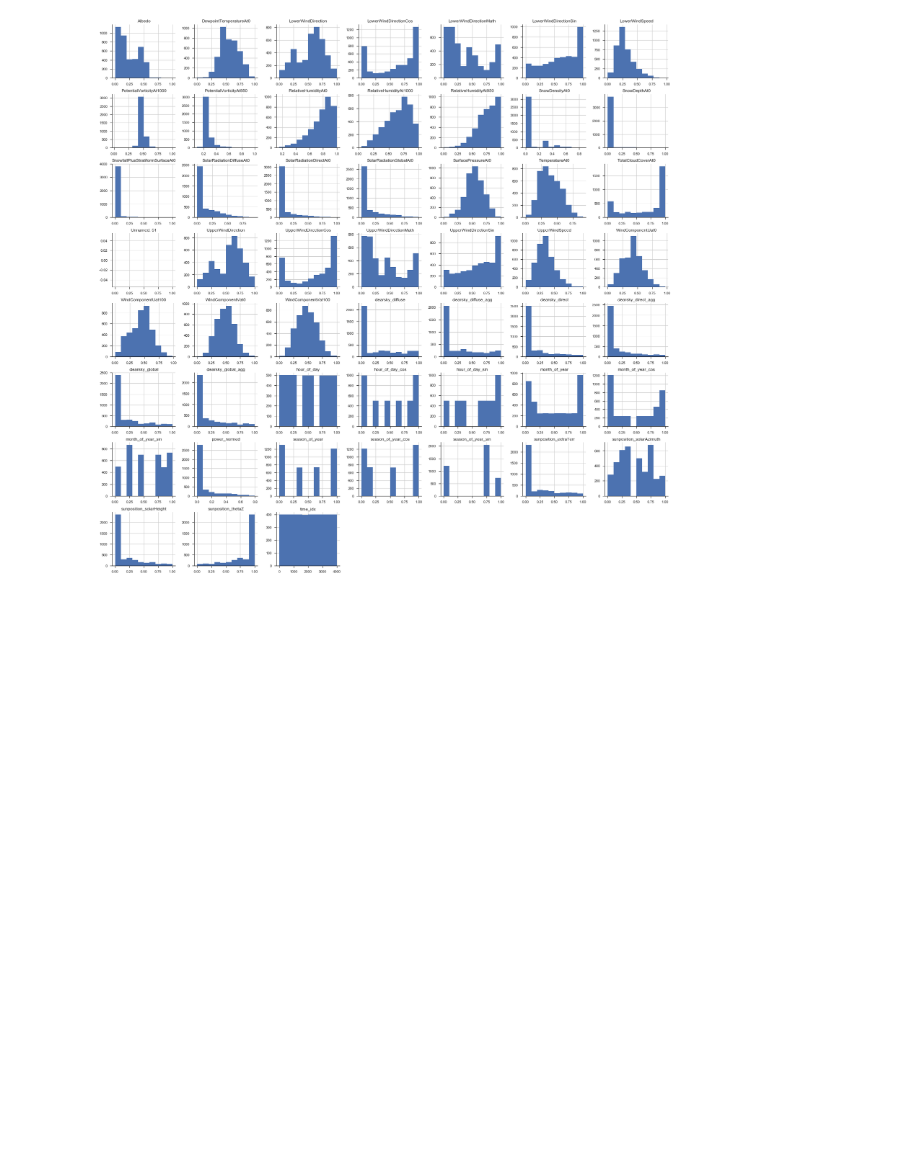
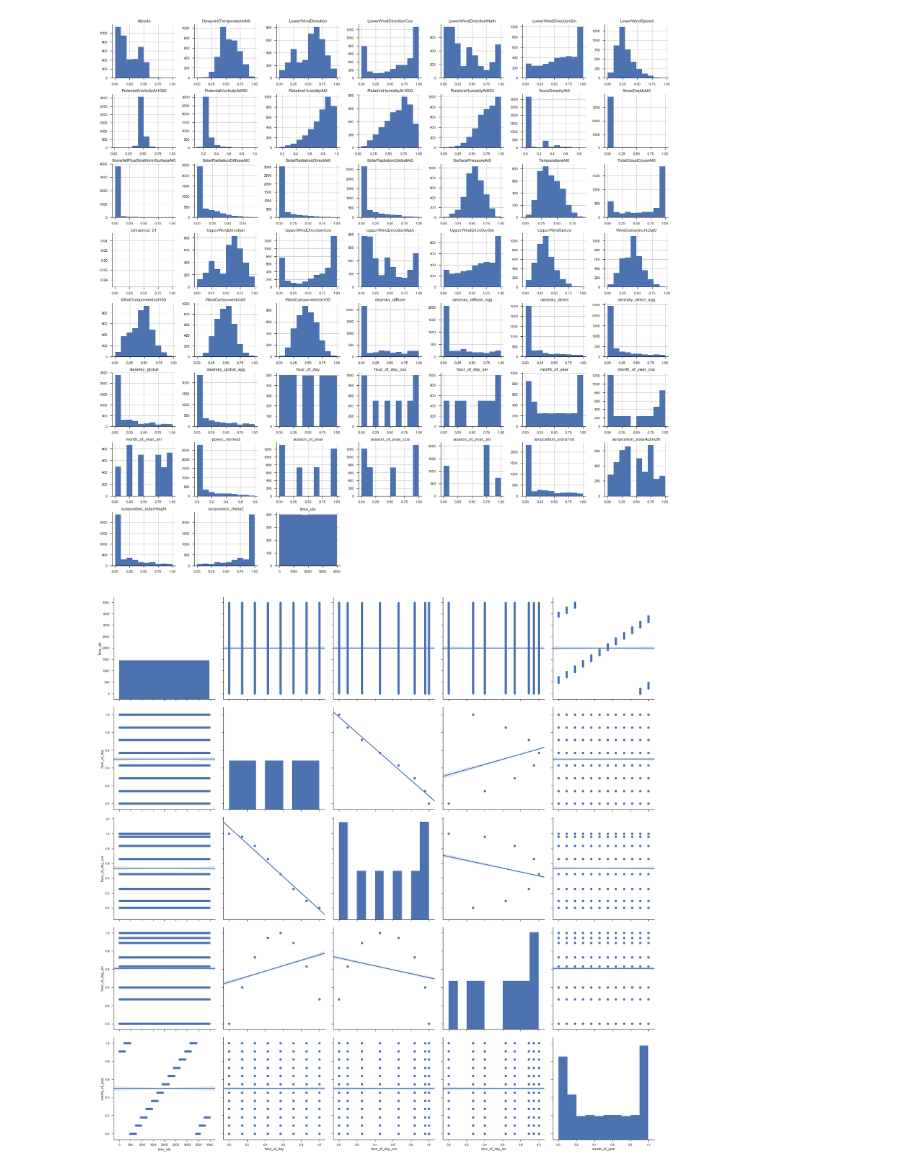
Before and after one commit to andrewnachtigal/solar_forecasting, a Jupyter notebook: german-solar.ipynb, the cells around one changed output. Cells and saved outputs as stored; diff of their text form; code cells hidden in the pictures; blank space fills up the shorter version.

```diff
--- a/german-solar.ipynb
+++ b/german-solar.ipynb
@@ -243,0 +245,10 @@ sns.despine()
+# %%
+feature_cols = [f for f in train.columns if "power_normed" not in f]
+target_col = train.columns[-1]
+# %%
+# feature pairplot
+
+sns.pairplot(train, vars=feature_cols[0:5], kind="reg",size=5)
+sns.despine()
+# %% [output]
+[figure, added]
```
Also changed, not shown: parts of 3 cells of this notebook.
